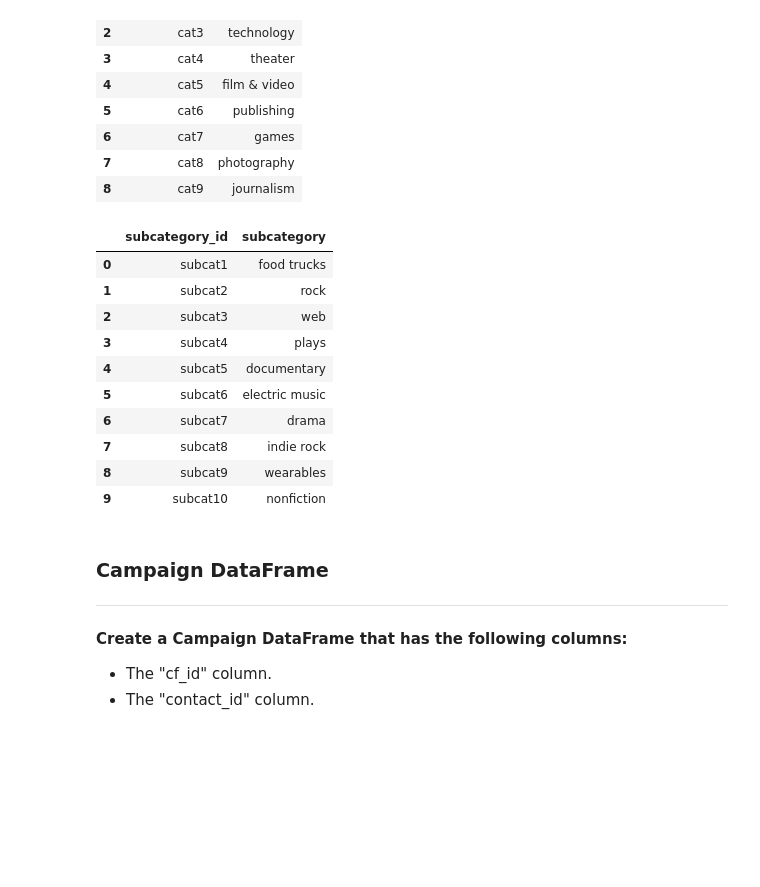
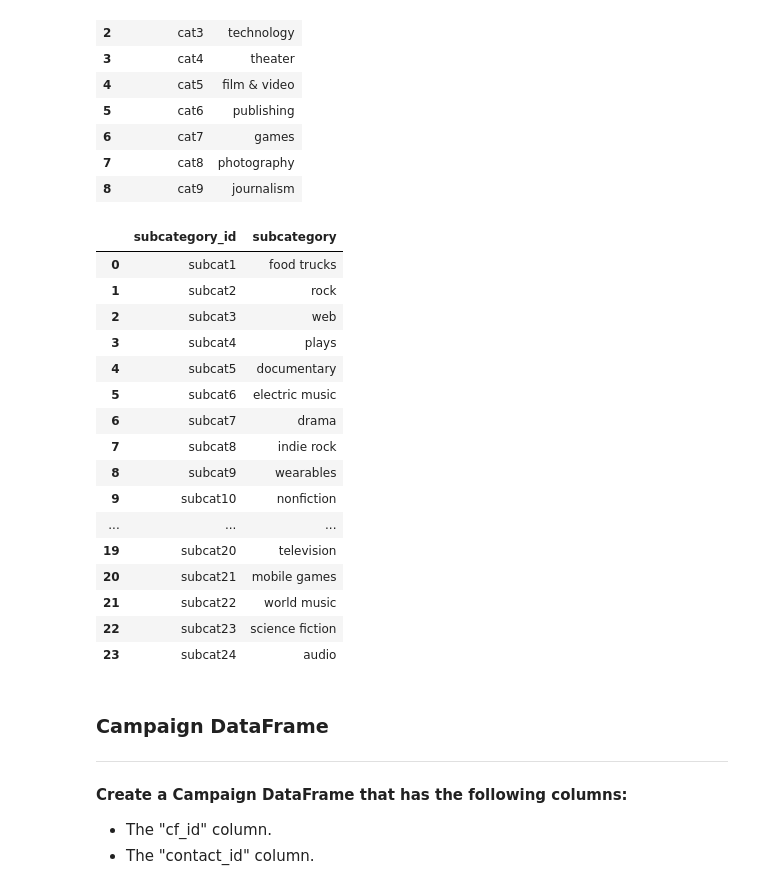
Before and after one commit to leahmathena/Crowdfunding_ETL, a Jupyter notebook: ETL_Mini_Project_LSunley_LMathena.ipynb, the cells around one changed output. Cells and saved outputs as stored; diff of their text form; code cells hidden in the pictures; blank space fills up the shorter version.

Commit message:
updated .head blocks

```diff
--- a/ETL_Mini_Project_LSunley_LMathena.ipynb
+++ b/ETL_Mini_Project_LSunley_LMathena.ipynb
@@ -135,21 +143,27 @@ category_df.head(10)
 # %%
 subcategory_df= pd.DataFrame({
     'subcategory_id': scat_ids,
     'subcategory': subcategories
 })
-subcategory_df.head(10)
+subcategory_df.head(24)
 # %% [output]
 |  | subcategory_id | subcategory |
 | 0 | subcat1 | food trucks |
 | 1 | subcat2 | rock |
 | 2 | subcat3 | web |
 | 3 | subcat4 | plays |
 | 4 | subcat5 | documentary |
 | 5 | subcat6 | electric music |
 | 6 | subcat7 | drama |
 | 7 | subcat8 | indie rock |
 | 8 | subcat9 | wearables |
 | 9 | subcat10 | nonfiction |
+| ... | ... | ... |
+| 19 | subcat20 | television |
+| 20 | subcat21 | mobile games |
+| 21 | subcat22 | world music |
+| 22 | subcat23 | science fiction |
+| 23 | subcat24 | audio |
 # %%
 # Export categories_df and subcategories_df as CSV files.
 category_df.to_csv("Resources/category.csv", index=False)
```
Also changed, not shown: parts of 5 cells of this notebook.
